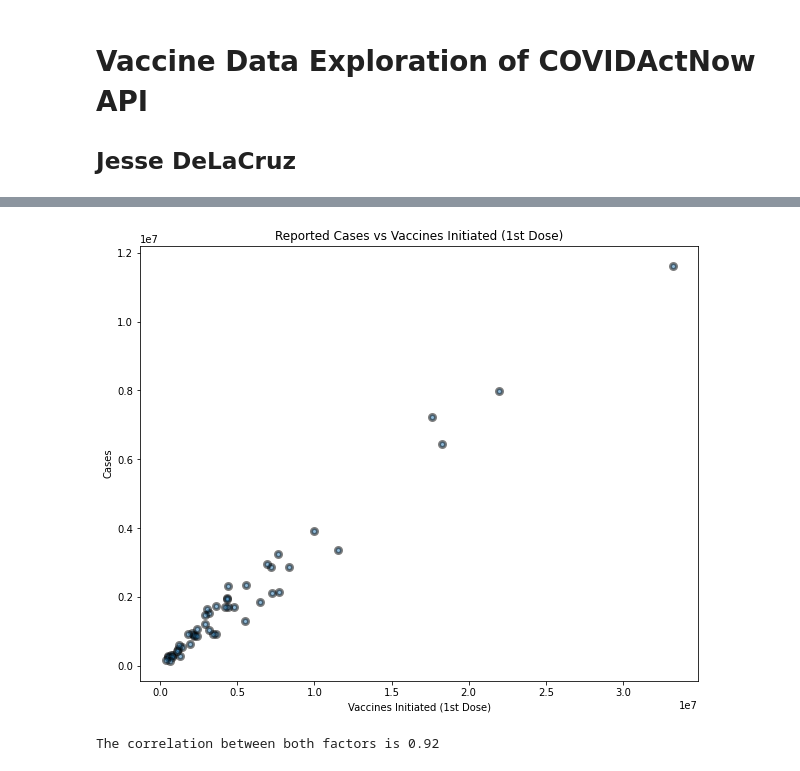
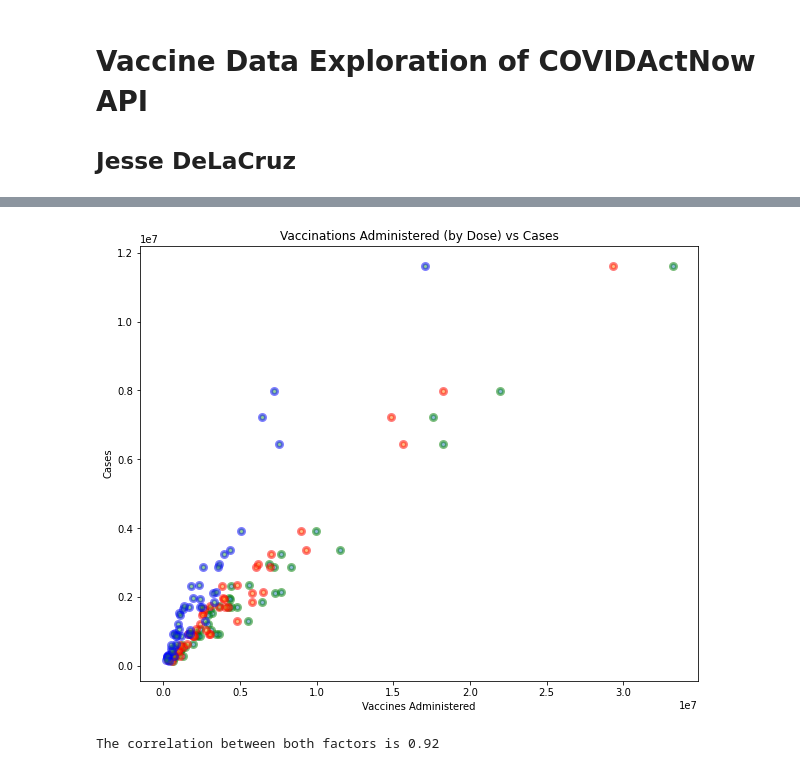
Before and after one commit to xCandy13/bootcamp-project1-healthcare, a Jupyter notebook: vaccine_data.ipynb, the cells around one changed output, grey strips where cells are left out. Drawn from its saved outputs; the diff is of its cells as text; code cells hidden in the pictures.

```diff
--- a/vaccine_data.ipynb
+++ b/vaccine_data.ipynb
@@ -133,17 +124,21 @@ plt.show()
 # %%
 # Create a scatter plot for cases vs vaccines
 #fig1, ax1 = plt.subplots(figsize=(10,8))
 x_values = vacc_data['Vaccines Initiated (1st Dose)']
+x2_values = vacc_data['Vaccinations Completed (1st & 2nd Dose)']
+x3_values = vacc_data['Vaccinations Additional Dose (1st, 2nd Dose & Booster)']
 y_values = vacc_data['Cases']
 fig1, ax1 = plt.subplots(figsize=(10,8))
-plt.scatter(x_values, y_values,alpha = 0.50, edgecolors = "k", linewidths = 3)
-plt.xlabel('Vaccines Initiated (1st Dose)')
+plt.scatter(x_values, y_values,alpha = 0.50, edgecolors = "g", linewidths = 3)
+plt.scatter(x2_values, y_values,alpha = 0.50, edgecolors = "r", linewidths = 3)
+plt.scatter(x3_values, y_values,alpha = 0.50, edgecolors = "b", linewidths = 3)
+plt.xlabel('Vaccines Administered')
 plt.ylabel('Cases')
-plt.title("Reported Cases vs Vaccines Initiated (1st Dose)")
-plt.savefig("scattervaccine_cases1.png", bbox_inches="tight")
+plt.title("Vaccinations Administered (by Dose) vs Cases")
+plt.savefig("scatter_allvaccines_cases.png", bbox_inches="tight")
 plt.show()
 # %% [output]
-[figure, old version]
+[figure, new version]
 # %%
 # The Pearson correlation coefficient between "1st Vaccine Dose" and "Cases"
 cases = vacc_data.iloc[:,7]
```
Also changed, not shown: parts of 5 cells of this notebook.
